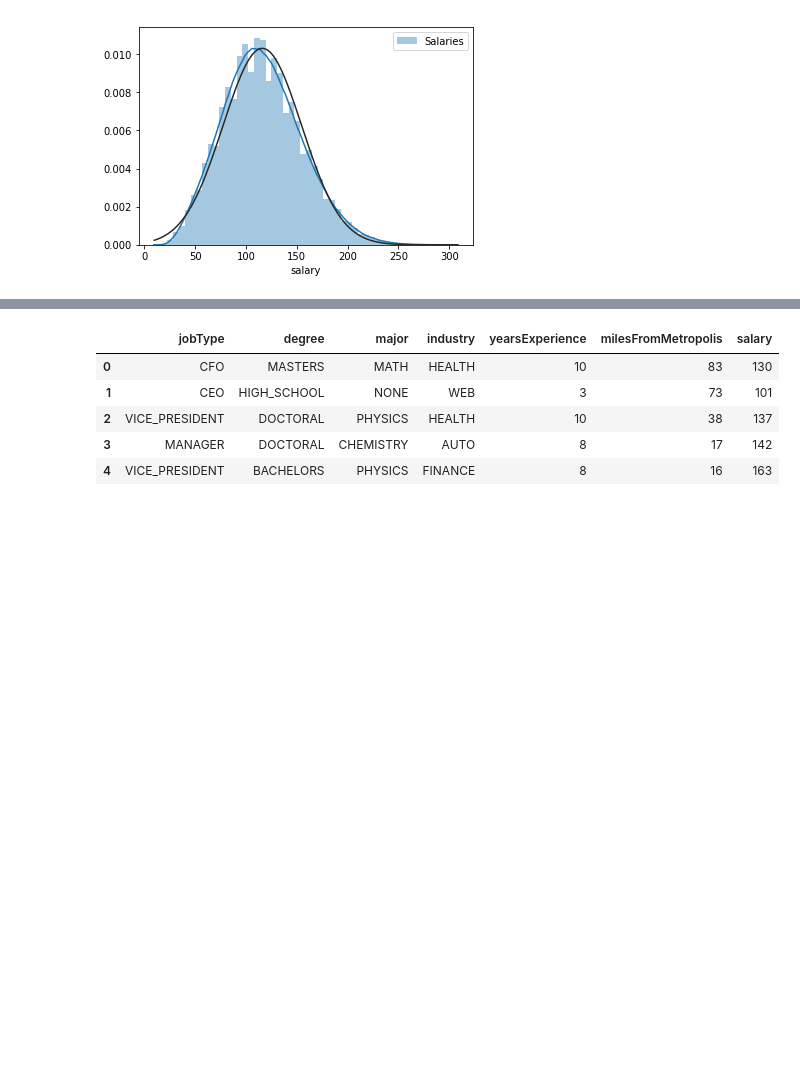
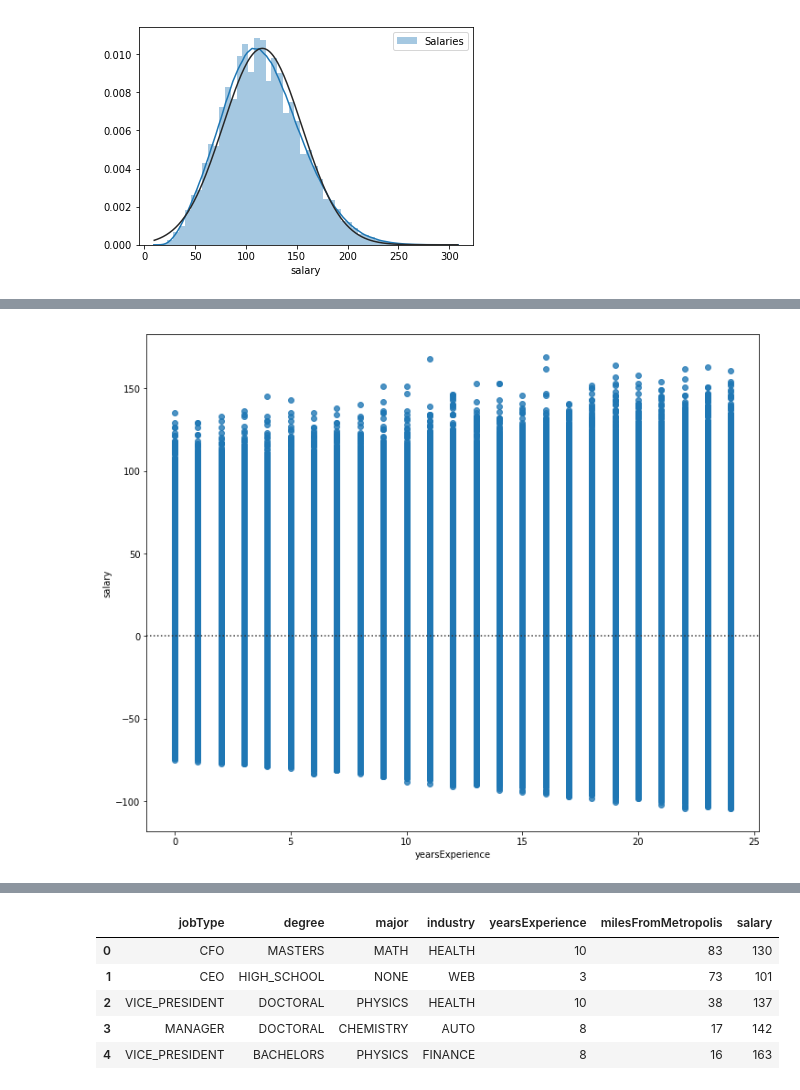
Before and after one commit to deejayrusso/Salary-Prediction-Portfolio, a Jupyter notebook: Salary Prediction Notebook.ipynb, the cells around one changed output, grey strips where cells are left out. Cells and saved outputs as stored; diff of their text form; code cells hidden in the pictures; blank space fills up the shorter version.

```diff
--- a/Salary Prediction Notebook.ipynb
+++ b/Salary Prediction Notebook.ipynb
@@ -254,0 +267,11 @@ Salary distribution is approximately symmetric
+# %%
+# Visualize variance of yearsExperience
+width = 12
+height = 10
+plt.figure(figsize=(width, height))
+sns.residplot(train_data['yearsExperience'], train_data['salary'])
+plt.show()
+
+# Slightly more variance with more years experience
+# %% [output]
+[figure, added]
```
Also changed, not shown: parts of 24 cells of this notebook.
